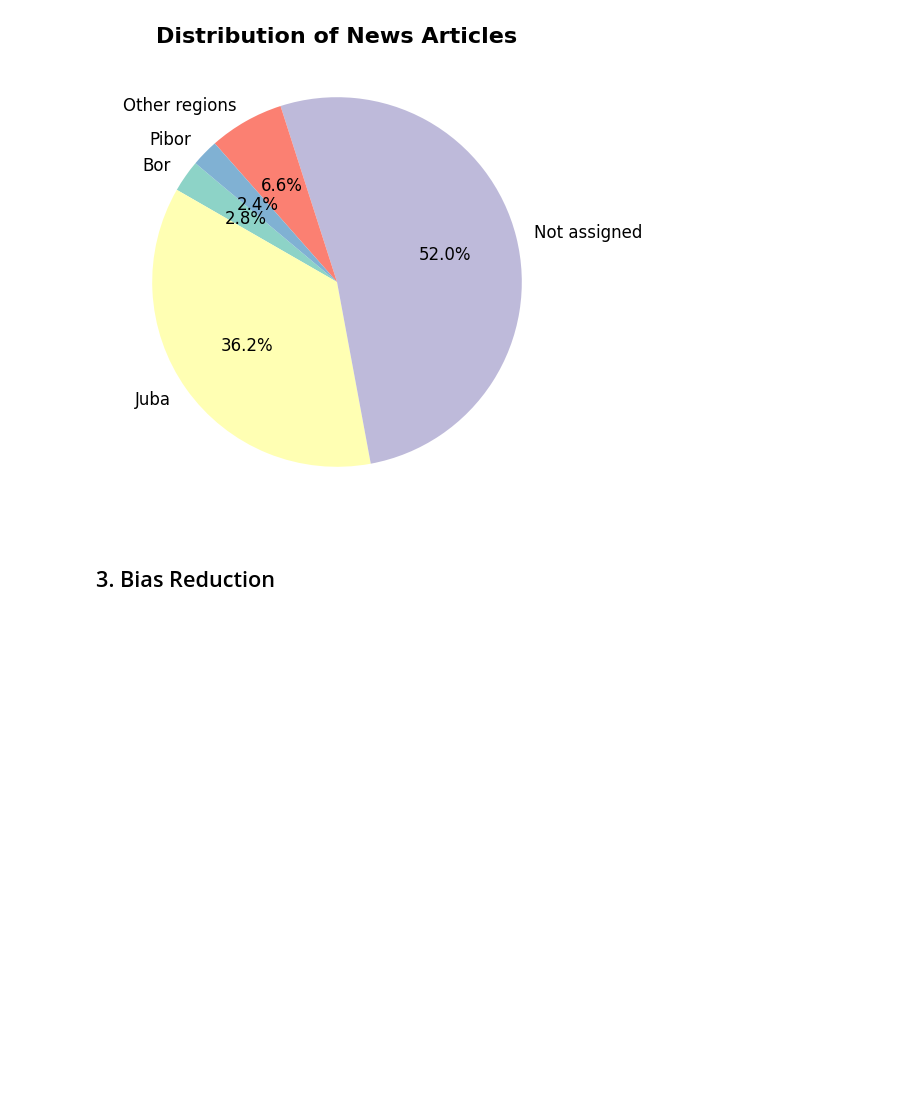
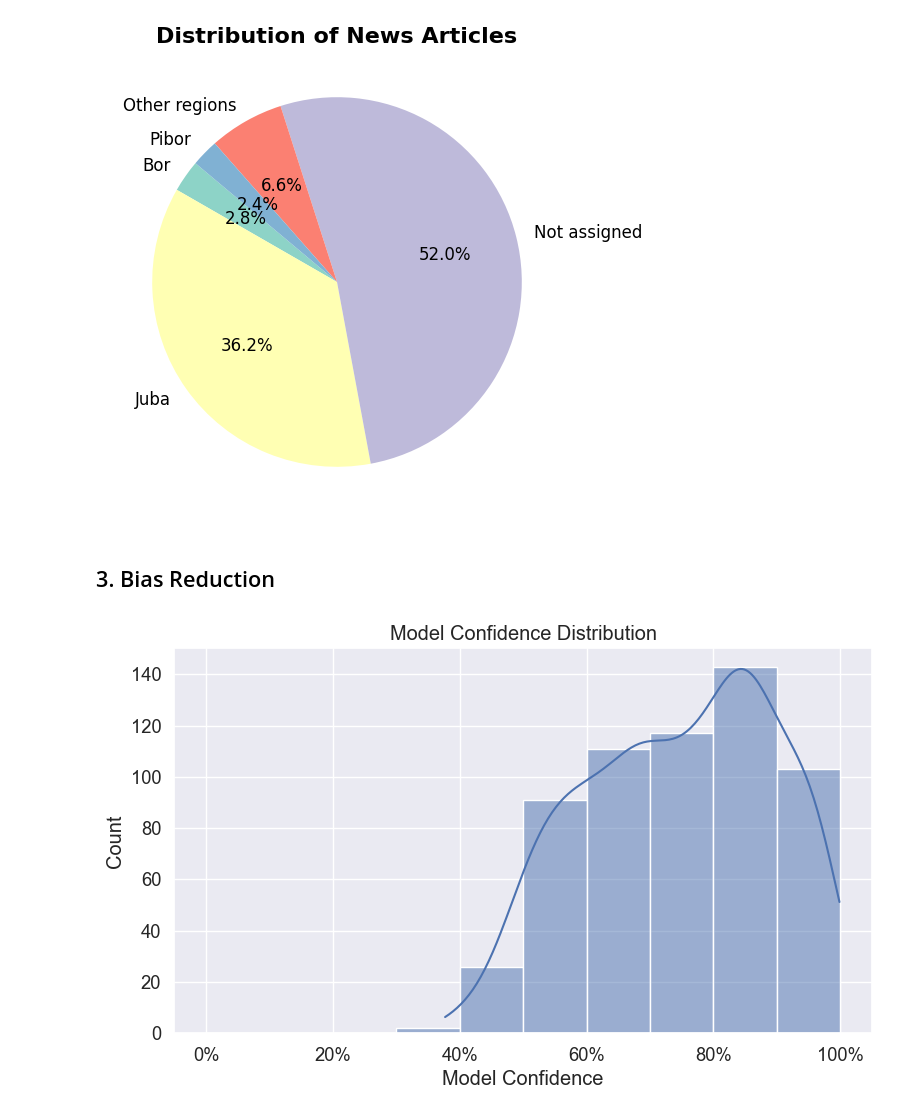
Before and after one commit to EKarasevnl/DC3-Group-13, a Jupyter notebook: src.ipynb, the cells around one changed output. Saved outputs shown, nothing was run; the diff lists cells and outputs as text; code cells hidden in the pictures; blank space fills up the shorter version.

```diff
--- a/src.ipynb
+++ b/src.ipynb
@@ -68,3 +66,33 @@ helper_functions.articles_per_region()
 [figure]
 # %% [markdown]
 ## 3. Bias Reduction
+# %%
+predict_prob_list = np.ndarray(len(final_predicted_probabilities))
+predict_class_list = np.ndarray(len(final_predicted_probabilities))
+
+for i in range(len(final_predicted_probabilities)):
+    if i % 10 == 0:
+        print()
+    predict_prob_list[i] = final_predicted_probabilities[i].max()
+
+df_confidence = pd.DataFrame({'true_val': final_true_labels, 'pred_val': final_predicted_labels, 'pred_prob': predict_prob_list})
+df_confidence = df_confidence[(df_confidence['pred_prob'] > 0) & (df_confidence['pred_prob'] < 1)]
+
+# Set the figure size
+plt.figure(figsize=(9, 5))  # Adjust the width and height as needed
+# Create your histogram plot
+sns.histplot(df_confidence['pred_prob'], bins=[i/10 for i in range(11)], kde=True)
+
+# Add xlabel, ylabel, and title
+plt.xlabel('Model Confidence')
+plt.ylabel('Count')
+plt.title('Model Confidence Distribution')
+
+# Update the x-axis tick labels to display every 20%
+x_ticks = [i/5 for i in range(6)]  # 0.0, 0.2, 0.4, 0.6, 0.8, 1.0
+x_labels = [f'{int(x*100)}%' for x in x_ticks]
+plt.xticks(x_ticks, x_labels)
+# Display the plot
+plt.show()
+# %% [output]
+[figure, added]
```
Also changed, not shown: parts of 3 cells of this notebook, 1 other file.
